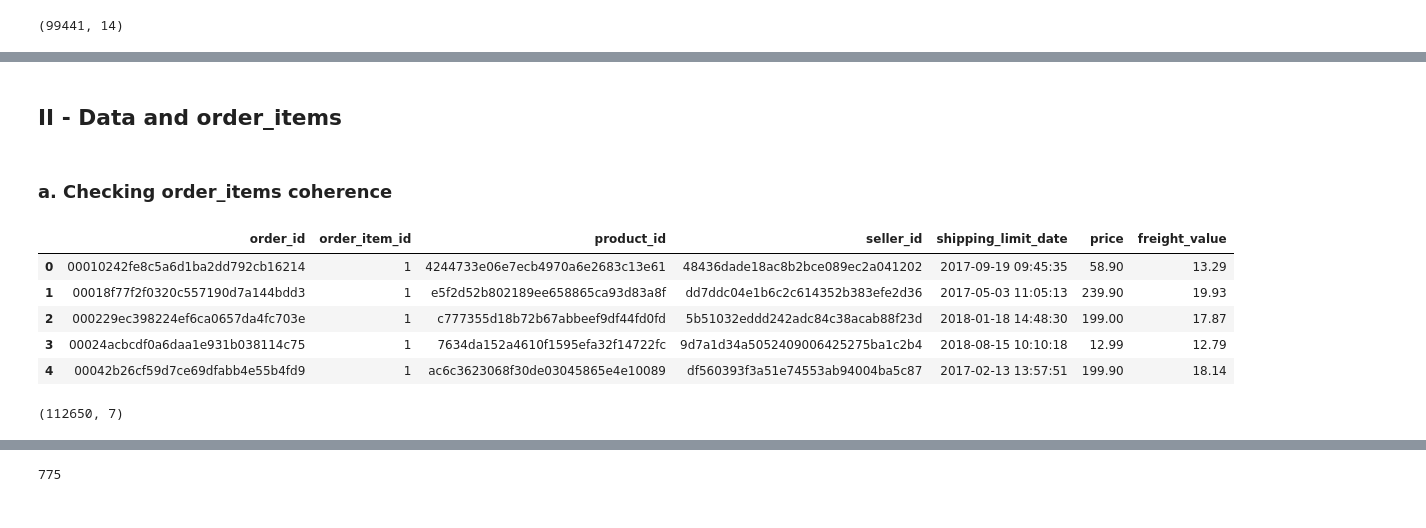
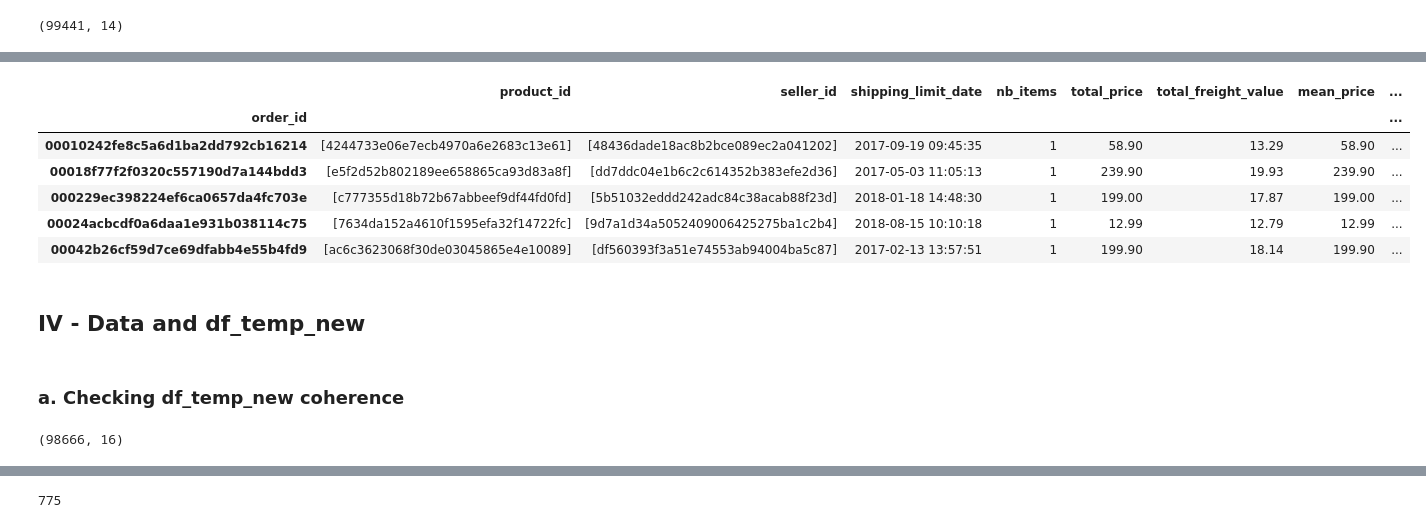
Before and after one commit to RobinPbt/P5-Openclassrooms, a Jupyter notebook: P5_cleaning.ipynb, the cells around one changed output, grey strips where cells are left out. Drawn from its saved outputs; the diff is of its cells as text; code cells hidden in the pictures.

```diff
--- a/P5_cleaning.ipynb
+++ b/P5_cleaning.ipynb
@@ -282,18 +463,47 @@ data.shape
+# %%
+# Synthesis
+df_temp_new = pd.DataFrame()
+
+# Values for which we keep all information
+df_temp_new['product_id'] = df_temp.groupby(by='order_id')['product_id'].apply(list)
+df_temp_new['seller_id'] = df_temp.groupby(by='order_id')['seller_id'].apply(list)
+df_temp_new['shipping_limit_date'] = df_temp.drop_duplicates(subset='order_id')['shipping_limit_date'].values
+
+# Synthetic order information
+df_temp_new['nb_items'] = df_temp.groupby(by='order_id')['order_item_id'].max()
+df_temp_new['total_price'] = df_temp.groupby(by='order_id')['price'].sum()
+df_temp_new['total_freight_value'] = df_temp.groupby(by='order_id')['freight_value'].sum()
+df_temp_new['mean_price'] = df_temp.groupby(by='order_id')['price'].mean()
+df_temp_new['mean_freight_value'] = df_temp.groupby(by='order_id')['freight_value'].mean()
+
+# Synthetic product characteristics
+df_temp_new['prefered_product_category_name'] = df_temp.groupby(by='order_id')['product_category_name'].agg(pd.Series.mode)
+df_temp_new['mean_product_name_lenght'] = df_temp.groupby(by='order_id')['product_name_lenght'].mean()
+df_temp_new['mean_product_description_lenght'] = df_temp.groupby(by='order_id')['product_description_lenght'].mean()
+df_temp_new['mean_product_photos_qty'] = df_temp.groupby(by='order_id')['product_photos_qty'].mean()
+df_temp_new['mean_product_weight_g'] = df_temp.groupby(by='order_id')['product_weight_g'].mean()
+df_temp_new['mean_product_length_cm'] = df_temp.groupby(by='order_id')['product_length_cm'].mean()
+df_temp_new['mean_product_height_cm'] = df_temp.groupby(by='order_id')['product_height_cm'].mean()
+df_temp_new['mean_product_width_cm'] = df_temp.groupby(by='order_id')['product_width_cm'].mean()
+# %%
+# We modify the mode to keep only one value
+df_temp_new['prefered_product_category_name'] = select_one_mode_value(df_temp_new, 'prefered_product_category_name')
+# %%
+df_temp_new.head()
+# %% [output]
+|  | product_id | seller_id | shipping_limit_date | nb_items | total_price | total_freight_value | mean_price | ... |
+| order_id |  |  |  |  |  |  |  | ... |
+| 00010242fe8c5a6d1ba2dd792cb16214 | [4244733e06e7ecb4970a6e2683c13e61] | [48436dade18ac8b2bce089ec2a041202] | 2017-09-19 09:45:35 | 1 | 58.90 | 13.29 | 58.90 | ... |
+| 00018f77f2f0320c557190d7a144bdd3 | [e5f2d52b802189ee658865ca93d83a8f] | [dd7ddc04e1b6c2c614352b383efe2d36] | 2017-05-03 11:05:13 | 1 | 239.90 | 19.93 | 239.90 | ... |
+| 000229ec398224ef6ca0657da4fc703e | [c777355d18b72b67abbeef9df44fd0fd] | [5b51032eddd242adc84c38acab88f23d] | 2018-01-18 14:48:30 | 1 | 199.00 | 17.87 | 199.00 | ... |
+| 00024acbcdf0a6daa1e931b038114c75 | [7634da152a4610f1595efa32f14722fc] | [9d7a1d34a5052409006425275ba1c2b4] | 2018-08-15 10:10:18 | 1 | 12.99 | 12.79 | 12.99 | ... |
+| 00042b26cf59d7ce69dfabb4e55b4fd9 | [ac6c3623068f30de03045865e4e10089] | [df560393f3a51e74553ab94004ba5c87] | 2017-02-13 13:57:51 | 1 | 199.90 | 18.14 | 199.90 | ... |
 # %% [markdown]
-## II - Data and order_items <a class="anchor" id="3-bullet"></a>
+## IV - Data and df_temp_new <a class="anchor" id="5-bullet"></a>
 # %% [markdown]
-### a. Checking order_items coherence
+### a. Checking df_temp_new coherence
-# %%
-order_items.head()
-# %% [output]
-|  | order_id | order_item_id | product_id | seller_id | shipping_limit_date | price | freight_value |
-| 0 | 00010242fe8c5a6d1ba2dd792cb16214 | 1 | 4244733e06e7ecb4970a6e2683c13e61 | 48436dade18ac8b2bce089ec2a041202 | 2017-09-19 09:45:35 | 58.90 | 13.29 |
-| 1 | 00018f77f2f0320c557190d7a144bdd3 | 1 | e5f2d52b802189ee658865ca93d83a8f | dd7ddc04e1b6c2c614352b383efe2d36 | 2017-05-03 11:05:13 | 239.90 | 19.93 |
-| 2 | 000229ec398224ef6ca0657da4fc703e | 1 | c777355d18b72b67abbeef9df44fd0fd | 5b51032eddd242adc84c38acab88f23d | 2018-01-18 14:48:30 | 199.00 | 17.87 |
-| 3 | 00024acbcdf0a6daa1e931b038114c75 | 1 | 7634da152a4610f1595efa32f14722fc | 9d7a1d34a5052409006425275ba1c2b4 | 2018-08-15 10:10:18 | 12.99 | 12.79 |
-| 4 | 00042b26cf59d7ce69dfabb4e55b4fd9 | 1 | ac6c3623068f30de03045865e4e10089 | df560393f3a51e74553ab94004ba5c87 | 2017-02-13 13:57:51 | 199.90 | 18.14 |
 # %%
-order_items.shape
+df_temp_new.shape
 # %% [output]
-(112650, 7)
+(98666, 16)
 # %%
```
Also changed, not shown: parts of 140 cells of this notebook.
